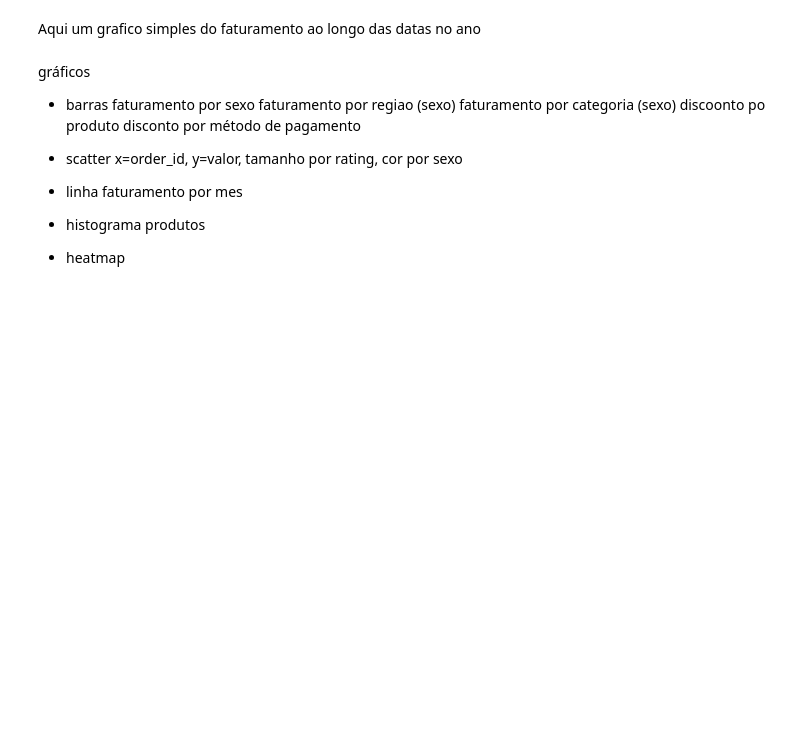
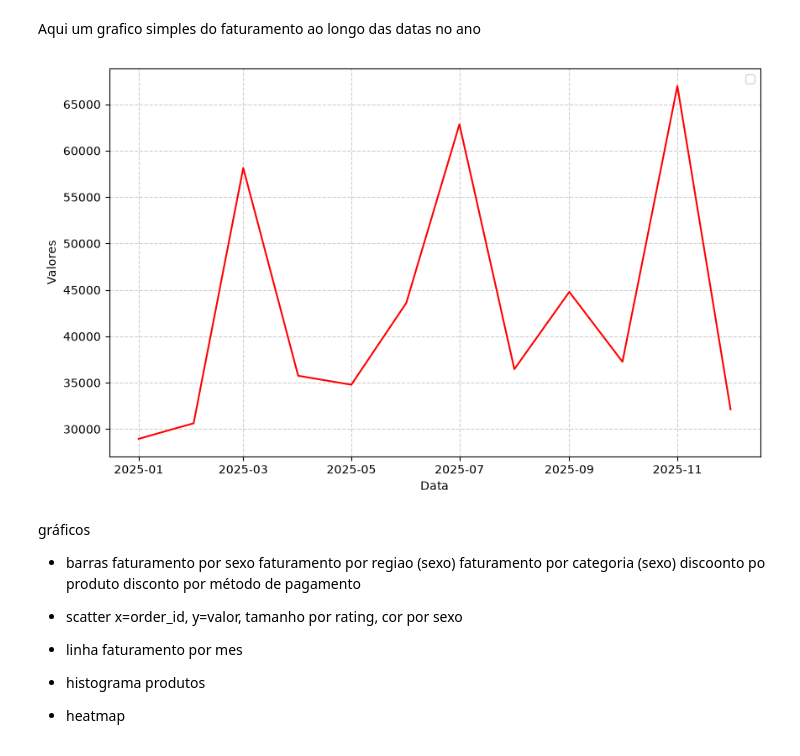
Before and after one commit to lucasrasia/analise_compras, a Jupyter notebook: notebook.ipynb, the cells around one changed output. Saved outputs shown, nothing was run; the diff lists cells and outputs as text; code cells hidden in the pictures; blank space fills up the shorter version.

```diff
--- a/notebook.ipynb
+++ b/notebook.ipynb
@@ -207,13 +211,17 @@ plt.show()
 # %% [markdown]
 Aqui um grafico simples do faturamento ao longo das datas no ano
 # %%
+mes=df.groupby(df['date'].dt.to_period('M'))['total_value'].sum().reset_index()
+mes['date']=mes['date'].dt.to_timestamp()
 plt.figure(figsize=(10, 6))
-mes=df.groupby()
-sns.lineplot(data=df, x='date', y='total_value', color='purple')
+sns.lineplot(data=mes, x='date', y='total_value', color='red')
 plt.ylabel('Valores')
 plt.xlabel('Data')
+plt.grid(True, linestyle='--', alpha=0.6)
 plt.legend()
 plt.show()
+# %% [output]
+[figure, added]
 # %% [markdown]
 gráficos
 - barras
```
Also changed, not shown: parts of 4 cells of this notebook.
